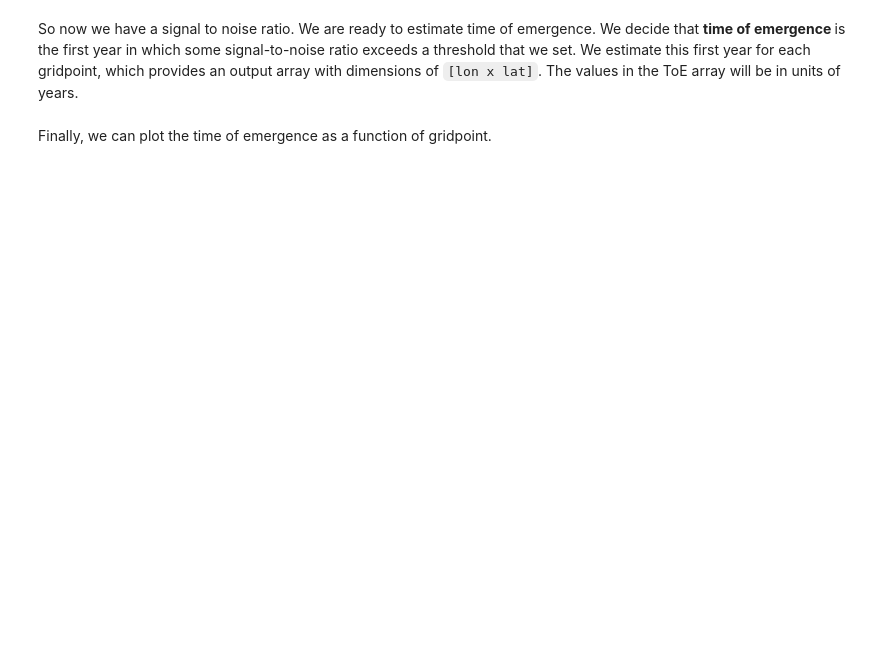
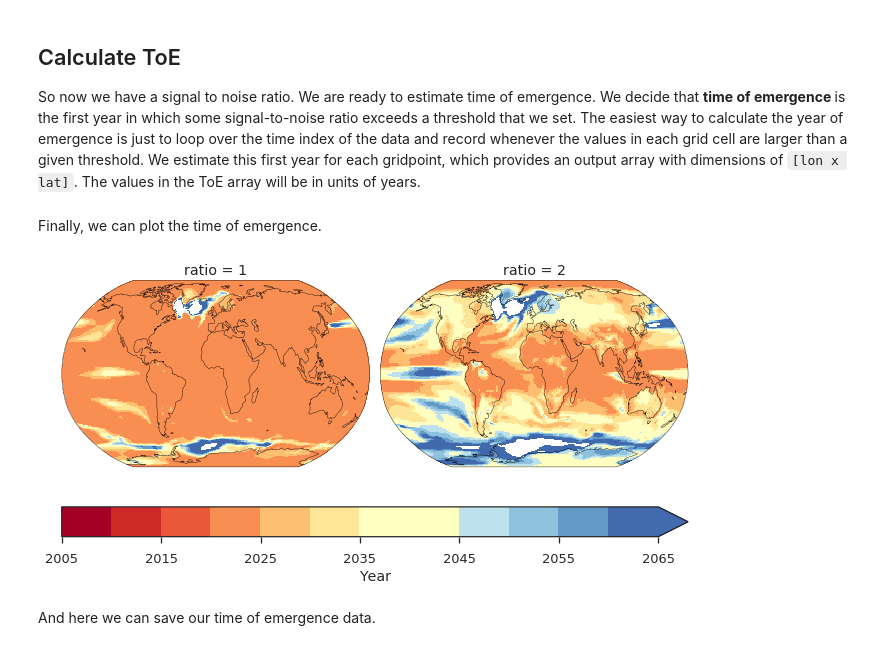
Before and after one commit to darothen/cmip6hack-toe, a Jupyter notebook: notebooks/02_estimate_ToE.ipynb, the cells around one changed output. Cells and saved outputs as stored; diff of their text form; code cells hidden in the pictures; blank space fills up the shorter version.

```diff
--- a/notebooks/02_estimate_ToE.ipynb
+++ b/notebooks/02_estimate_ToE.ipynb
@@ -82,4 +39,53 @@ We calculate a signal to noise ratio--we simply divide our local temperature pre
 # %% [markdown]
-So now we have a signal to noise ratio.  We are ready to estimate time of emergence.  We decide that <b> time of emergence </b> is the first year in which some signal-to-noise ratio exceeds a threshold that we set.  We estimate this first year for each gridpoint, which provides an output array with dimensions of <code>[lon x lat]</code>.  The values in the ToE array will be in units of years.
+## Calculate ToE
+
+So now we have a signal to noise ratio.  We are ready to estimate time of emergence.  We decide that <b> time of emergence </b> is the first year in which some signal-to-noise ratio exceeds a threshold that we set.  The easiest way to calculate the year of emergence is just to loop over the time index of the data and record whenever the values in each grid cell are larger than a given threshold.
+We estimate this first year for each gridpoint, which provides an output array with dimensions of <code>[lon x lat]</code>.  The values in the ToE array will be in units of years.
+# %%
+template = sn_ds['S'].isel(year=0).data
+toe_s = np.zeros_like(template)
+
+toe_das = []
+ratios = 1, 2, 3
+for ratio in ratios:
+    toe_s = np.zeros_like(template)
+    for year in sn_ds.year:
+        _sn_year = sn_ds['S_N'].sel(year=year).data
+        toe_s[(toe_s == 0) & (_sn_year > ratio)] = year
+
+    # Mask out zeros
+    toe_s = np.ma.masked_equal(toe_s, 0)
+    toe_da = xr.DataArray(toe_s,
+                          dims=['lon', 'lat'],
+                          coords=[sn_ds.lon, sn_ds.lat])
+    toe_das.append(toe_da)
+
+toe_ds = xr.concat(toe_das, dim=pd.Index(ratios, name='ratio'))
+toe_ds.name = 'TOE'
+sn_ds['TOE'] = toe_ds
 # %% [markdown]
-Finally, we can plot the time of emergence as a function of gridpoint.
+Finally, we can plot the time of emergence.
+# %%
+nrows, ncols = 1, 2
+size, aspect = 4., 1.
+width, height = size*aspect*ncols, size*nrows
+figsize = (width, height)
+
+g = sn_ds['TOE'].sel(ratio=[1, 2]).plot.imshow(
+    x='lon', y='lat', col='ratio',
+    vmin=2005, vmax=2065, extend='max', levels=13,
+    cmap="RdYlBu",
+    aspect=aspect, size=size,
+    subplot_kws=dict(projection=ccrs.Robinson(),
+                     aspect='auto'),
+    cbar_kwargs=dict(orientation='horizontal',
+                     label='Year'),
+    transform=ccrs.PlateCarree()
+)
+for ax in g.axes.ravel():
+    ax.coastlines()
+    ax.set_aspect('auto', 'box')
+# %% [output]
+[figure, added]
+# %% [markdown]
+And here we can save our time of emergence data.
```
Also changed, not shown: parts of 17 cells of this notebook.
